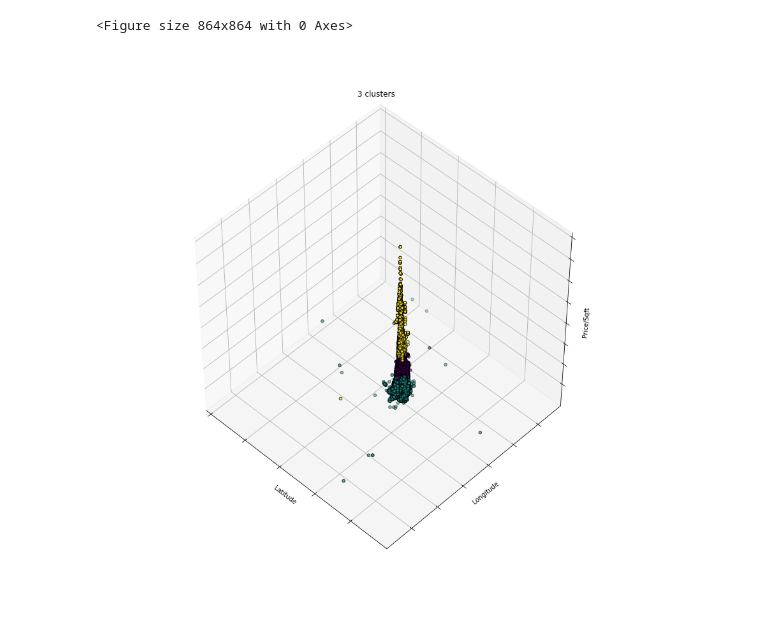
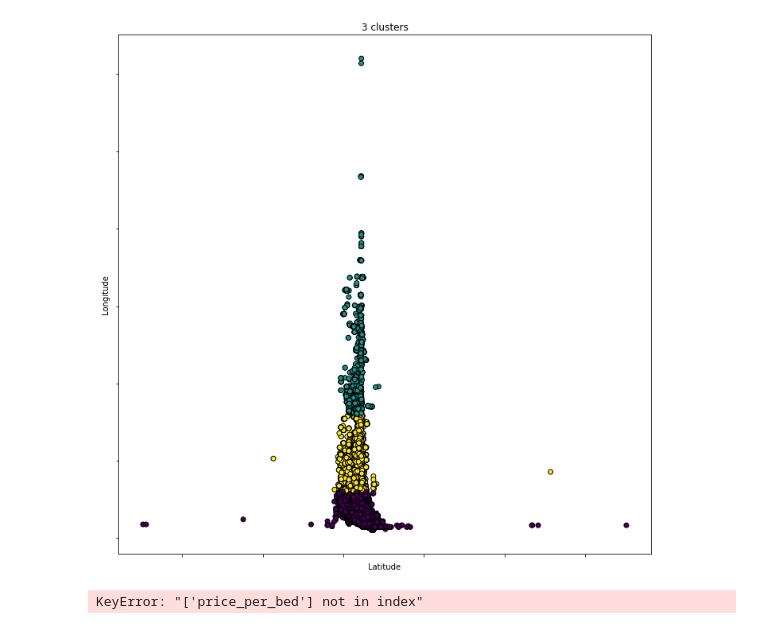
Before and after one commit to AustinMadert/real_estate_opportunity_lih, a Jupyter notebook: Visualizations.ipynb, the cells around one changed output. Saved outputs shown, nothing was run; the diff lists cells and outputs as text; code cells hidden in the pictures.

```diff
--- a/Visualizations.ipynb
+++ b/Visualizations.ipynb
@@ -2,13 +2,22 @@
 import pandas as pd
 import numpy as np
 from cluster_vis import cluster_visualizer
+# %%
+two_d = ['lon', 'price']
+x_label = 'Latitude'
+y_label = 'Price'
+# %%
+three_d = ['lat', 'lon', 'price_per_bed']
+x_label = 'Latitude'
+y_label = 'Longitude'
+z_label = 'Price/Bedroom'
+# %%
+vis = cluster_visualizer(X2_features=two_d, X3_features=three_d, x_label=x_label, y_label=y_label, z_label=z_label)
 # %%
-vis = cluster_visualizer()
+vis.two_dimension_plot();
+# %% [output]
+[figure, added]
 # %%
-vis.two_dimension_plot()
+vis.three_dimension_plot();
 # %% [output]
-<Figure size 864x864 with 0 Axes>
+KeyError: "['price_per_bed'] not in index"
-# %%
-vis.three_dimension_plot()
-# %% [output]
-[figure, removed]
```
Also changed, not shown: 2 other files.
